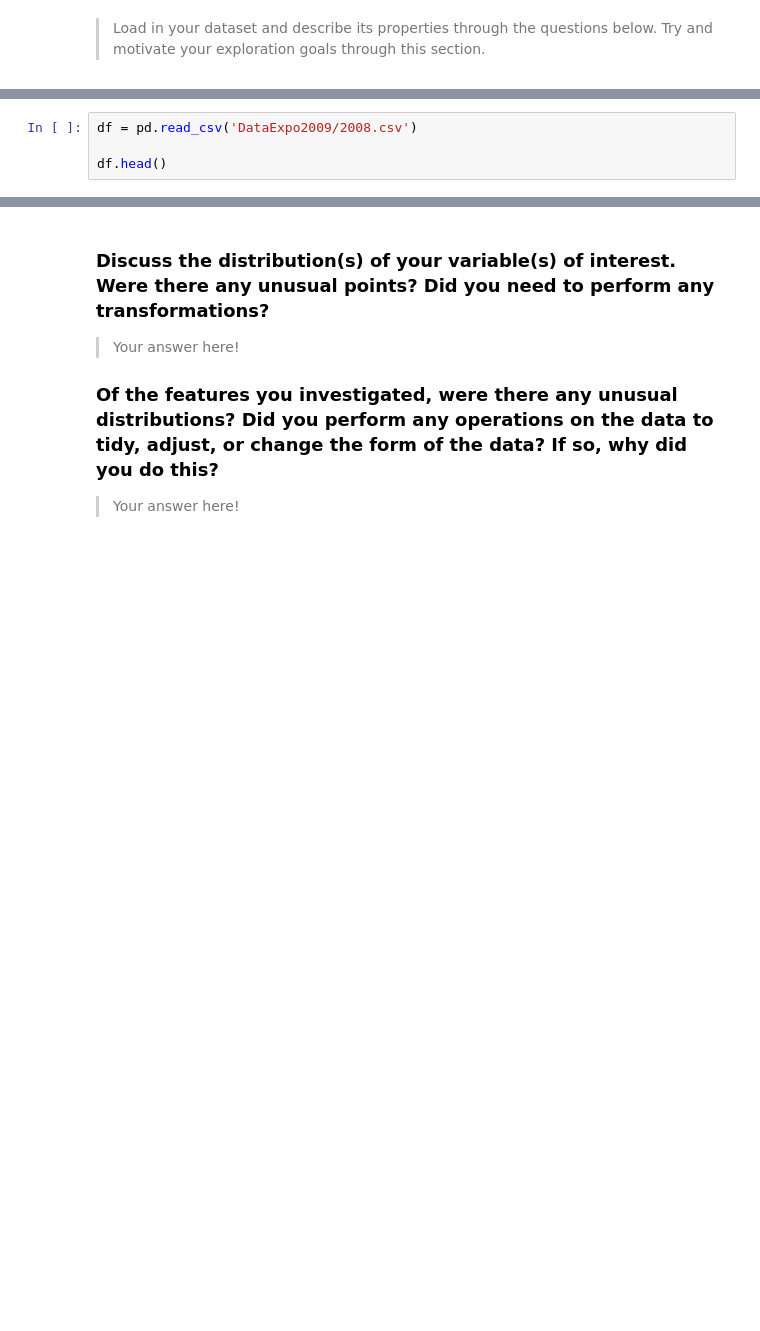
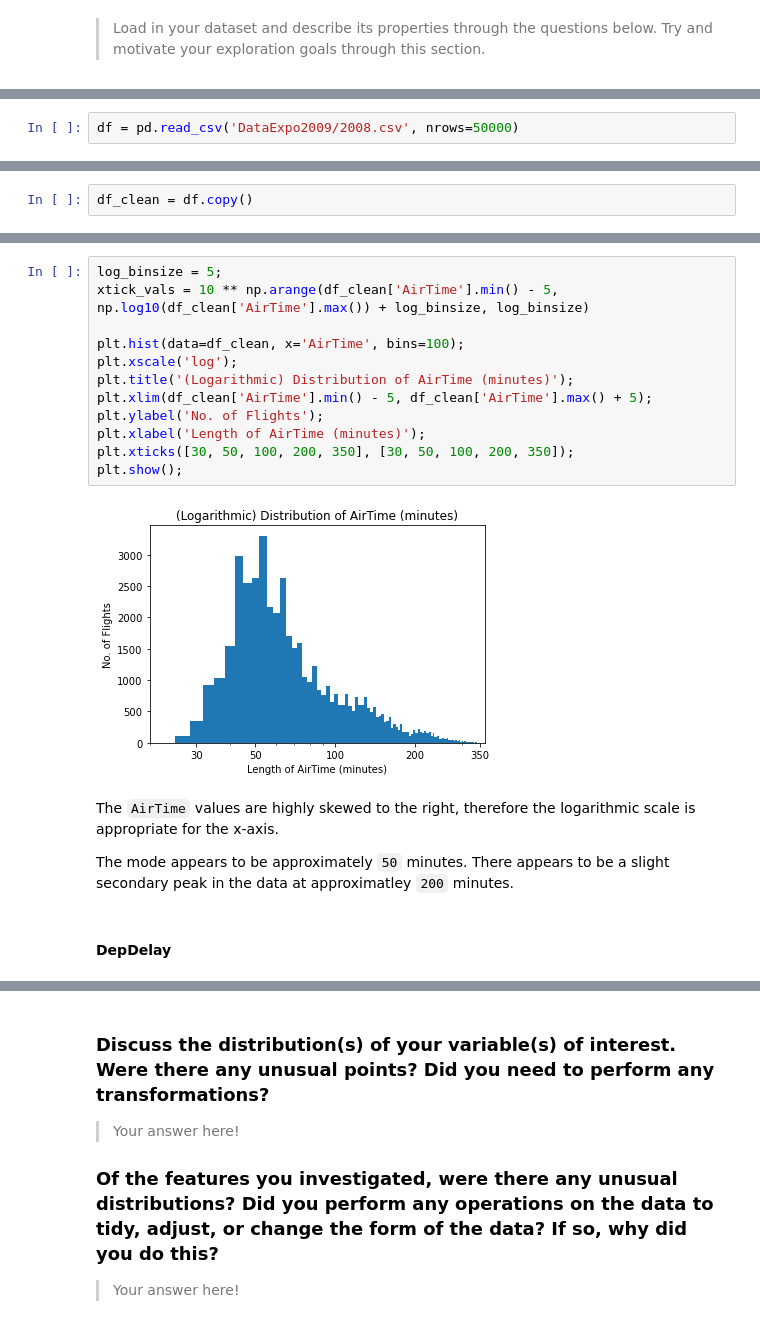
Before and after one commit to blue-santa/udacity-data-analytics, a Jupyter notebook: 05-Project/02-project/exploration_template.ipynb, the cells around one changed output, grey strips where cells are left out. Saved outputs shown, nothing was run; the diff lists cells and outputs as text; blank space fills up the shorter version.

Commit message:
develop project 5 up to AirTime and first pass on DepDelay

```diff
--- a/05-Project/02-project/exploration_template.ipynb
+++ b/05-Project/02-project/exploration_template.ipynb
@@ -21,4 +25,2 @@ Try and motivate your exploration goals through this section.
 # %%
-df = pd.read_csv('DataExpo2009/2008.csv')
-
-df.head()
+df = pd.read_csv('DataExpo2009/2008.csv', nrows=50000)
@@ -78,0 +52,2 @@ you plan on investigating next.
+# %%
+df_clean = df.copy()
@@ -78,0 +209,20 @@ you plan on investigating next.
+# %%
+log_binsize = 5;
+xtick_vals = 10 ** np.arange(df_clean['AirTime'].min() - 5, np.log10(df_clean['AirTime'].max()) + log_binsize, log_binsize)
+
+plt.hist(data=df_clean, x='AirTime', bins=100);
+plt.xscale('log');
+plt.title('(Logarithmic) Distribution of AirTime (minutes)');
+plt.xlim(df_clean['AirTime'].min() - 5, df_clean['AirTime'].max() + 5);
+plt.ylabel('No. of Flights');
+plt.xlabel('Length of AirTime (minutes)');
+plt.xticks([30, 50, 100, 200, 350], [30, 50, 100, 200, 350]);
+plt.show();
+# %% [output]
+[figure, added]
+# %% [markdown]
+The `AirTime` values are highly skewed to the right, therefore the logarithmic scale is appropriate for the x-axis.
+
+The mode appears to be approximately `50` minutes. There appears to be a slight secondary peak in the data at approximatley `200` minutes.
+# %% [markdown]
+#### DepDelay
```
Also changed, not shown: parts of 30 cells of this notebook.
